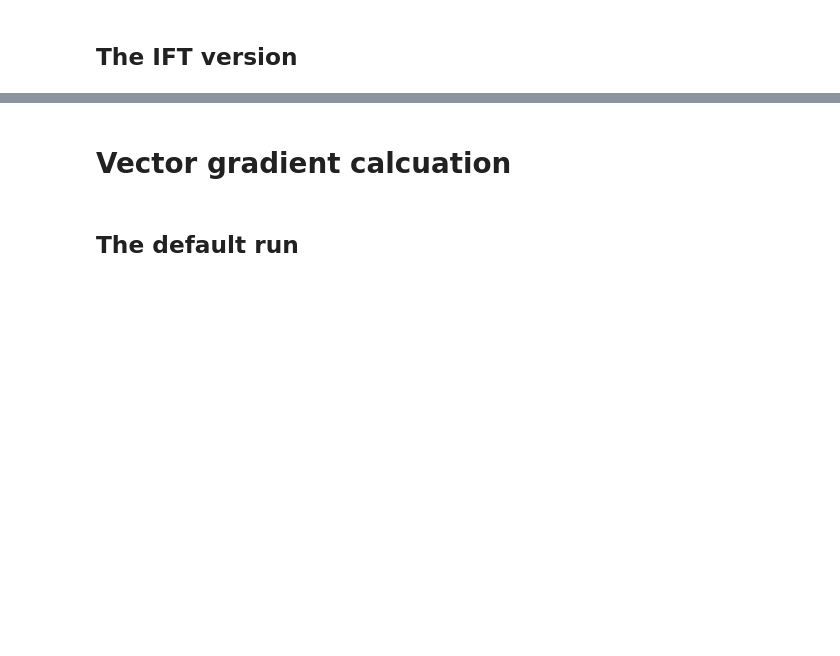
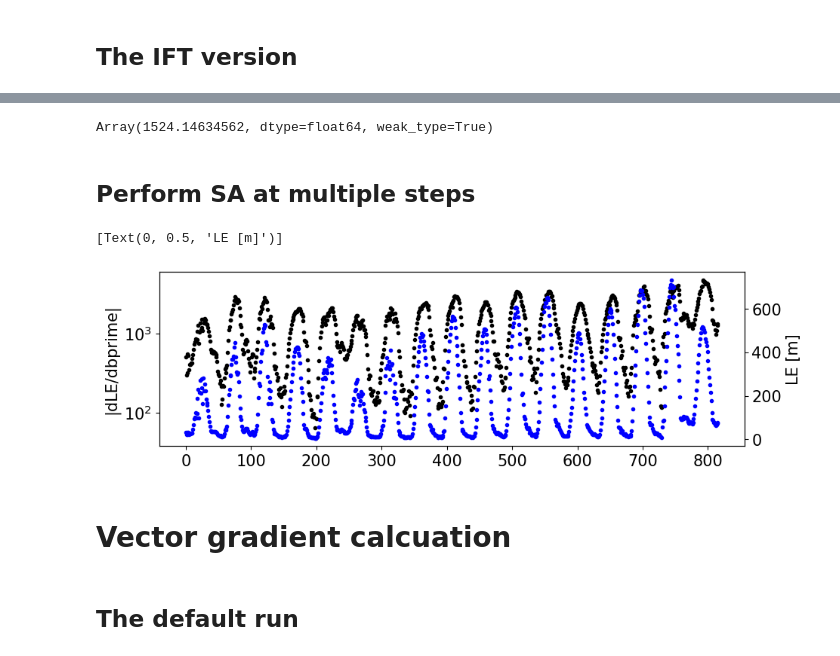
Before and after one commit to pnnl/JAX-CanVeg, a Jupyter notebook: examples/Alfalfa/canoak_ift_Alfalfa.ipynb, the cells around one changed output, grey strips where cells are left out. Saved outputs shown, nothing was run; the diff lists cells and outputs as text; code cells hidden in the pictures; blank space fills up the shorter version.

```diff
--- a/examples/Alfalfa/canoak_ift_Alfalfa.ipynb
+++ b/examples/Alfalfa/canoak_ift_Alfalfa.ipynb
@@ -99,7 +102,7 @@ dij = get_dispersion_matrix(setup, para, "../data/dij/Dij_Alfalfa.csv")
 # The default run
 # %%
 jax.clear_caches()
-canoak_eqx = CanoakBase(para, setup, dij)
+canoak_eqx = Canoak(para, setup, dij)
 (
     _,
     prof,
@@ -125,8 +128,10 @@ plot_daily(met, soil, veg, para);
 # The IFT version
 # %%
 jax.clear_caches()
-canoak_eqx_ift = CanoakBaseIFT(para, setup, dij)
-met, prof, ir, qin, sun, shade, soil, veg, can = canoak_eqx_ift(met)
+canoak_eqx_ift = CanoakIFT(para, setup, dij)
+states, drivers = canoak_eqx_ift(met)
+met, prof, ir, qin, sun, shade, soil, veg, can = states
+quantum, nir, rnet, sun_ang, leaf_ang, lai = drivers
 # (
 #     _,
 #     prof,
@@ -193,8 +196,18 @@ Array(985036.79775847, dtype=float64, weak_type=True)
 @partial(jax.grad, argnums=0)
 def df_canoak_le_ift(para, met, canoak_eqx_ift):
     canoak_eqx_ift = eqx.tree_at(lambda t: t.para, canoak_eqx_ift, para)
-    LE = canoak_eqx_ift(met, update_canle_output, get_canle_output)
+    LE = canoak_eqx_ift.get_fixed_point_states(met, update_canle, get_canle)
     return LE.sum()
+
+
+@eqx.filter_jit
+def df_canoak_le_batched(para, batched_met, canoak_eqx_ift):
+    def compute_grad(para, met):
+        grad = df_canoak_le_ift(para, met, canoak_eqx_ift)
+        return para, grad
+
+    _, gradients = jax.lax.scan(compute_grad, para, xs=batched_met)
+    return gradients
 # %%
 jax.clear_caches()
 gradients_ift = df_canoak_le_ift(para, met, canoak_eqx_ift)
@@ -209,3 +234,23 @@ Array(1057728.21108563, dtype=float64, weak_type=True)
+# %%
+gradients_ift.bprime
+# %% [output]
+Array(1524.14634562, dtype=float64, weak_type=True)
+# %% [markdown]
+## Perform SA at multiple steps
+# %%
+jax.clear_caches()
+batched_met_sa = convert_met_to_batched_met(met, n_time, 1)
+gradients = df_canoak_le_batched(para, batched_met_sa, canoak_eqx_ift)
+# %%
+fig, ax = plt.subplots(1, 1, figsize=(10, 3))
+ax.plot(jnp.abs(gradients.bprime), "k.")
+ax.set(yscale="symlog", ylabel="|dLE/dbprime|")
+ax2 = ax.twinx()
+ax2.plot(can.LE, "b.")
+ax2.set(ylabel="LE [m]")
+# %% [output]
+[Text(0, 0.5, 'LE [m]')]
+[figure, added]
 # %% [markdown]
 # Vector gradient calcuation
 # %% [markdown]
```
Also changed, not shown: parts of 15 cells of this notebook, 8 other files.
